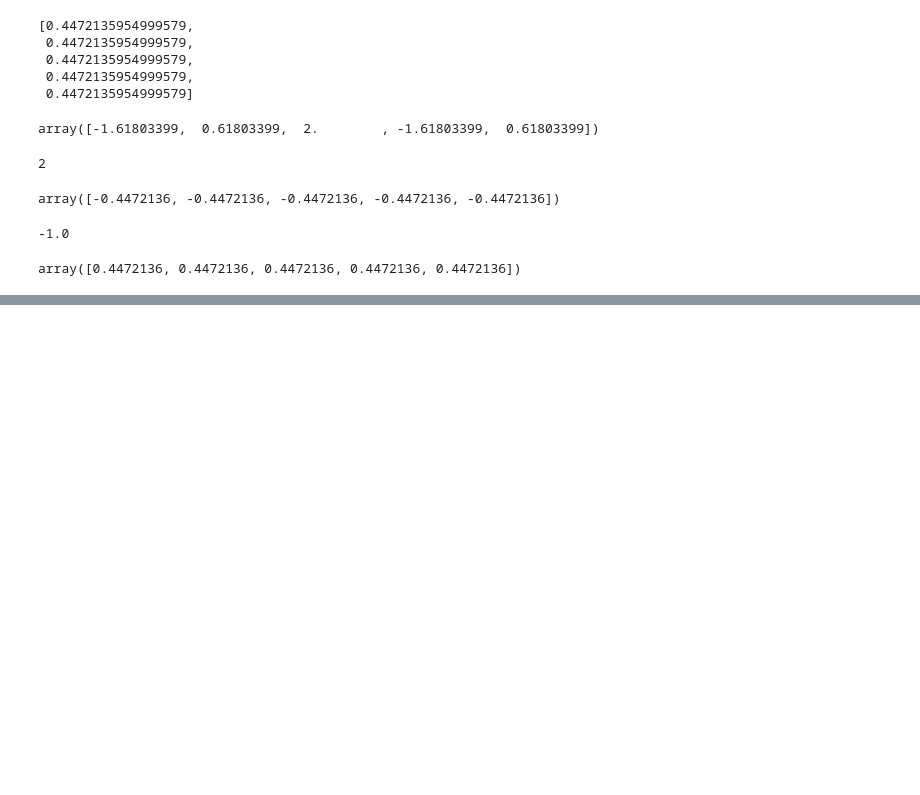
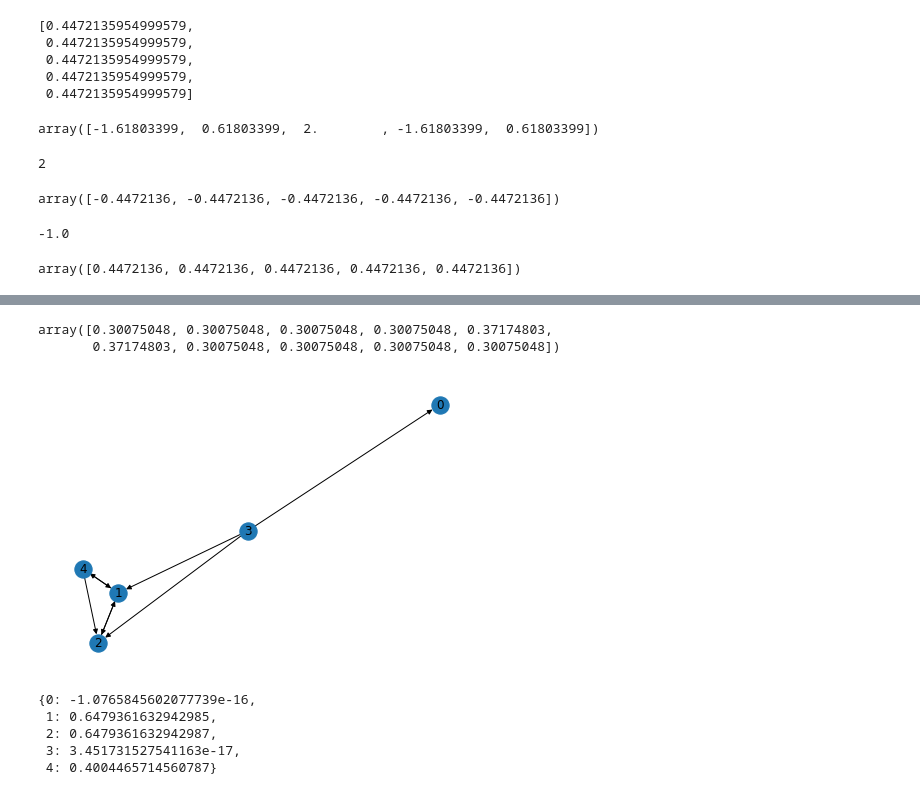
Before and after one commit to kanmaytacker/N-AAI-DAV, a Jupyter notebook: graphs-measures.ipynb, the cells around one changed output, grey strips where cells are left out. Cells and saved outputs as stored; diff of their text form; code cells hidden in the pictures; blank space fills up the shorter version.

```diff
--- a/graphs-measures.ipynb
+++ b/graphs-measures.ipynb
@@ -144,0 +187,22 @@ np.testing.assert_array_almost_equal(compute_eigenvector_centrality(circulant_gr
+# %%
+compute_eigenvector_centrality(barbell_graph)
+# %% [output]
+array([0.30075048, 0.30075048, 0.30075048, 0.30075048, 0.37174803,
+       0.37174803, 0.30075048, 0.30075048, 0.30075048, 0.30075048])
+# %%
+def plot_directed_graph(G):
+    pos = nx.spring_layout(G)
+    nx.draw(G, pos, with_labels=True)
+# %%
+random_directed_graph = nx.gnp_random_graph(5, 0.4, directed=True)
+plot_directed_graph(random_directed_graph)
+# %% [output]
+[figure, added]
+# %%
+nx.eigenvector_centrality_numpy(random_directed_graph)
+# %% [output]
+{0: -1.0765845602077739e-16,
+ 1: 0.6479361632942985,
+ 2: 0.6479361632942987,
+ 3: 3.451731527541163e-17,
+ 4: 0.4004465714560787}
```
Also changed, not shown: parts of 22 cells of this notebook.
